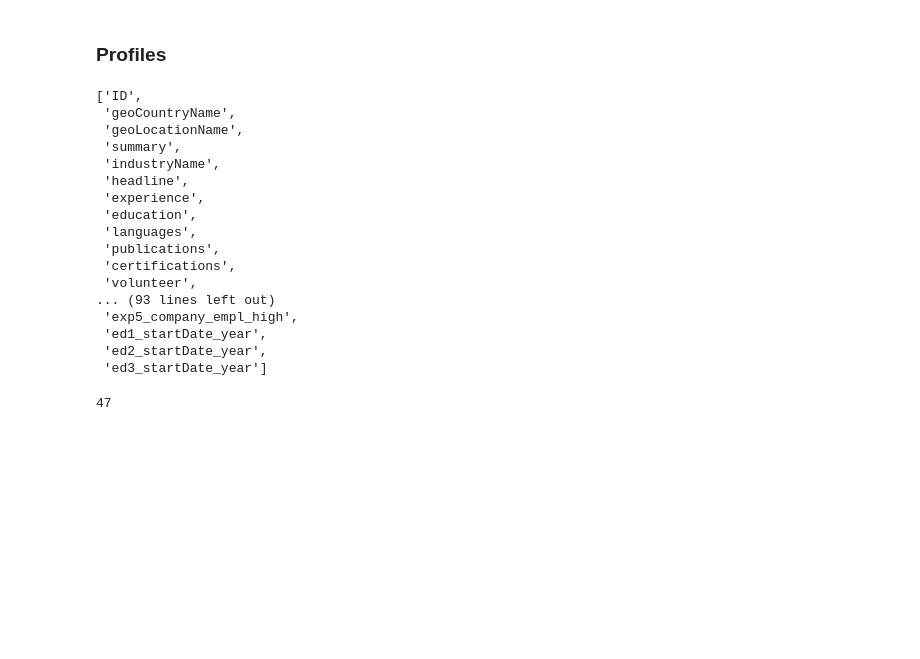
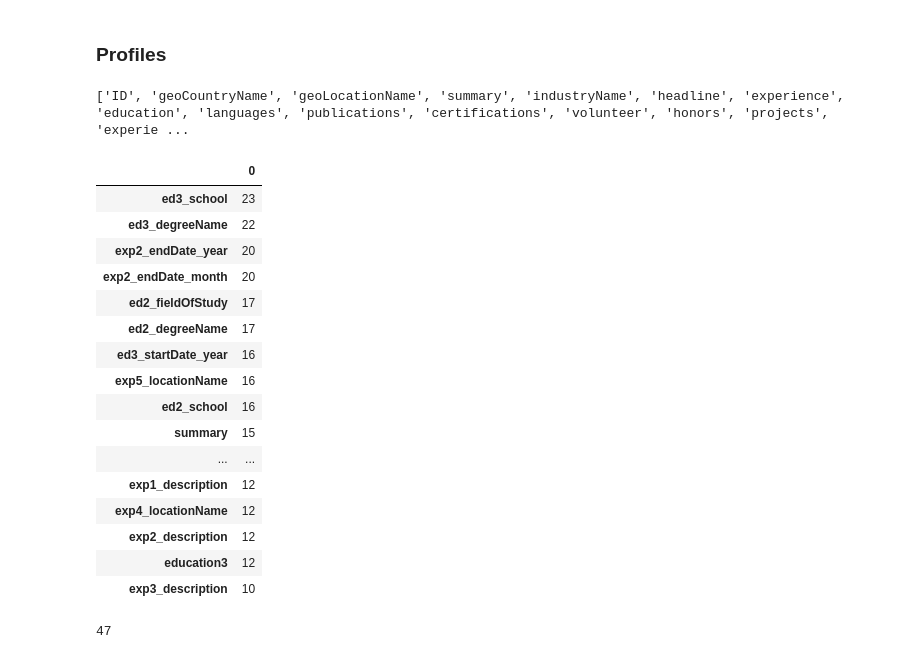
Before and after one commit to tatdef/IH_final_project, a Jupyter notebook: going_to_sql.ipynb, the cells around one changed output. Cells and saved outputs as stored; diff of their text form; code cells hidden in the pictures; blank space fills up the shorter version.

```diff
--- a/going_to_sql.ipynb
+++ b/going_to_sql.ipynb
@@ -24,23 +24,28 @@ names.to_sql('names', engine, 'civictech', if_exists='replace', index=False)
 ### Profiles
 # %%
 people=pd.read_csv('profiles/profile_data_reprocessed.csv', sep=';')
-list(people.columns)
+print(list(people.columns))
 # %% [output]
-['ID',
- 'geoCountryName',
- 'geoLocationName',
- 'summary',
- 'industryName',
- 'headline',
- 'experience',
- 'education',
- 'languages',
- 'publications',
- 'certifications',
- 'volunteer',
-... (93 lines left out)
- 'exp5_company_empl_high',
- 'ed1_startDate_year',
- 'ed2_startDate_year',
- 'ed3_startDate_year']
+['ID', 'geoCountryName', 'geoLocationName', 'summary', 'industryName', 'headline', 'experience', 'education', 'languages', 'publications', 'certifications', 'volunteer', 'honors', 'projects', 'experie ...
+# %%
+# We need to drop the columns that SQL won't read.
+pd.DataFrame(people.isna().sum().sort_values(ascending=False)).head(20)
+# %% [output]
+|  | 0 |
+| ed3_school | 23 |
+| ed3_degreeName | 22 |
+| exp2_endDate_year | 20 |
+| exp2_endDate_month | 20 |
+| ed2_fieldOfStudy | 17 |
+| ed2_degreeName | 17 |
+| ed3_startDate_year | 16 |
+| exp5_locationName | 16 |
+| ed2_school | 16 |
+| summary | 15 |
+| ... | ... |
+| exp1_description | 12 |
+| exp4_locationName | 12 |
+| exp2_description | 12 |
+| education3 | 12 |
+| exp3_description | 10 |
 # %%
```
Also changed, not shown: parts of 24 cells of this notebook, 7 other files.
